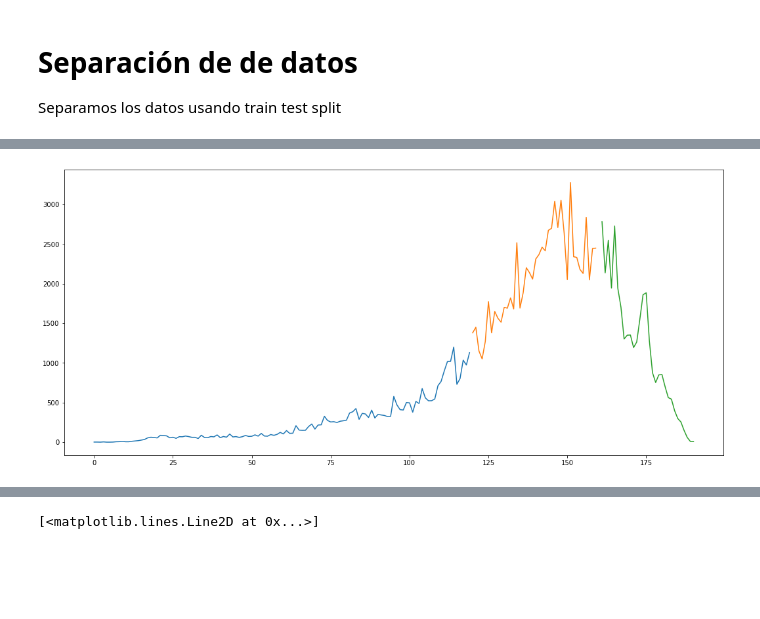
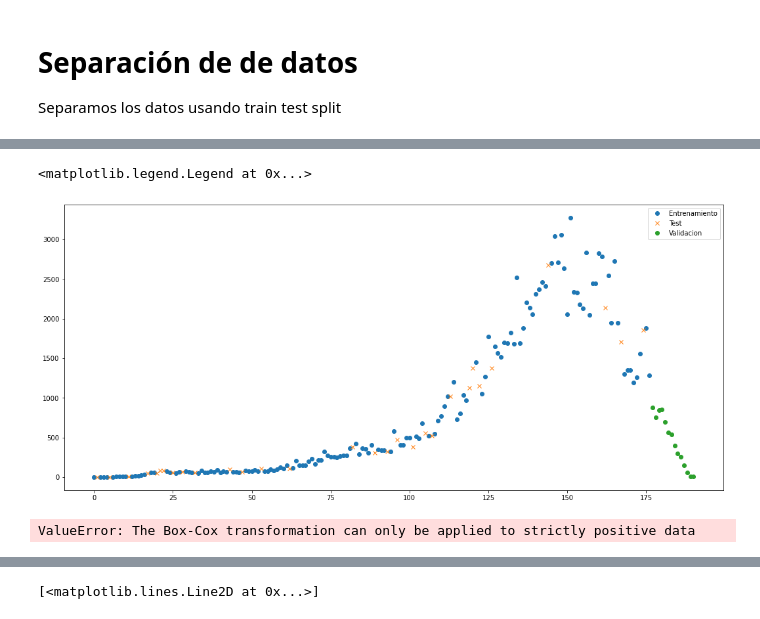
Before and after one commit to AP-2020-1S/covid-19-flr-analitica-predictiva, a Jupyter notebook: 3_Modelo_Bogota_Corto_plazo.ipynb, the cells around one changed output, grey strips where cells are left out. Drawn from its saved outputs; the diff is of its cells as text; code cells hidden in the pictures; blank space fills up the shorter version.

```diff
--- a/3_Modelo_Bogota_Corto_plazo.ipynb
+++ b/3_Modelo_Bogota_Corto_plazo.ipynb
@@ -68,0 +83,5 @@ df_city.shape[0]
+# %%
+#Nuestro modelo se basa en el conocimiento del pasado la entrada de datos equivale a todas los datos 2 semanas antes.
+pasado = x_df[['infectados']].shift(14,fill_value=0)
+x_df = pd.concat([pasado,x_df['dias']],axis=1)
+x_df
@@ -105,6 +120,0 @@ sns.pairplot(x_df)
-# %%
-c_df = pd.concat([x_df, x_df.shift(6,fill_value=0)],axis=1)
-c_df.columns = ['infectados','recuperados','muertos','infectados_p','recuperados_p','muertos_p']
-corr = c_df.corr()
-sns.set_palette(sns.cubehelix_palette(8, start=2, rot=0, dark=0, light=.95, reverse=True))
-sns.heatmap(corr,cmap="YlGnBu")
@@ -137,0 +148,10 @@ len(df_city.drop(columns=['infectados']))
+# %%
+X_fit_test_r = X_fit_test.values[:].reshape(-1,len(X_fit_test.columns))
+X_reshape_val = X_val.values[:].reshape(-1,len(X_val.columns))
+from sklearn.model_selection import train_test_split
+X_fit,X_test,Y_fit,Y_test = train_test_split(X_fit_test_r,Y_fit_test,shuffle=True,test_size=30)
+# %%
+x_plot_fit = [x[1] for x in X_fit]
+x_plot_test = [x[1] for x in X_test]
+x_plot_val = [x[1] for x in X_val.values[:]]
+x_plot_fit_test = [x[1] for x in X_fit_test.values[:]]
@@ -138,10 +175,50 @@ len(df_city.drop(columns=['infectados']))
 # %%
-def plot():
-    f = plt.figure(figsize=(18,8))
-    plt.plot(X_fit,Y_fit,label='Entrenamiento')
-    plt.plot(X_test,Y_test,label='Test')
-    plt.plot(X_val,Y_val,label='Validacion')
-
-plot()
+plt.figure(figsize=(18,8))
+plt.plot(x_plot_fit,Y_fit,'o',label='Entrenamiento',)
+plt.plot(x_plot_test,Y_test,'x',label='Test')
+plt.plot(x_plot_val,Y_val,'o',label='Validacion')
+plt.legend()
 # %% [output]
+<matplotlib.legend.Legend at 0x...>
-[figure, old version]
+[figure, new version]
+# %%
+#Regresion Lineal
+from sklearn.pipeline import Pipeline
+from sklearn.preprocessing import StandardScaler
+from sklearn.linear_model import LinearRegression
+from sklearn.linear_model import Ridge
+from sklearn.preprocessing import PolynomialFeatures
+from sklearn.preprocessing import PowerTransformer
+
+regressor = Ridge(alpha=30)
+
+pipe =Pipeline(
+    steps=[
+        ('scaler',StandardScaler()),
+        ('power',PowerTransformer(method='box-cox')),
+        ('regressor',regressor)
+        ])
+pipe.fit(X_fit,Y_fit)
+y_fit_pred = pipe.predict(X_fit)
+y_test_pred = pipe.predict(X_test)
+y_val_pred = pipe.predict(X_val)
+f = plt.figure(figsize=(18,8))
+plt.plot(x_plot_fit,Y_fit,'or')
+plt.plot(x_plot_test,Y_test,'ob')
+plt.plot(x_plot_val,Y_val,'og')
+
+print("MSE_fit",mean_squared_error(Y_fit,y_fit_pred))
+print("MSE_test",mean_squared_error(Y_test,y_test_pred))
+
+y_fit_test_pred = pipe.predict(X_fit_test_r)
+y_val_pred = pipe.predict(X_val)
+
+print("MSE_Val",mean_squared_error(Y_val,y_val_pred))
+
+plt.plot(x_plot_fit_test,y_fit_test_pred)
+plt.plot(x_plot_val,y_val_pred)
+#plt.plot(X_test['dias'],y_test_pred,'-r')
+#plt.plot(X_val['dias'],y_val_pred,'-b')
+#plt.plot(X_val['dias'],y_val_pred,'or')
+# %% [output]
+ValueError: The Box-Cox transformation can only be applied to strictly positive data
```
Also changed, not shown: parts of 21 cells of this notebook, 1 other file.
